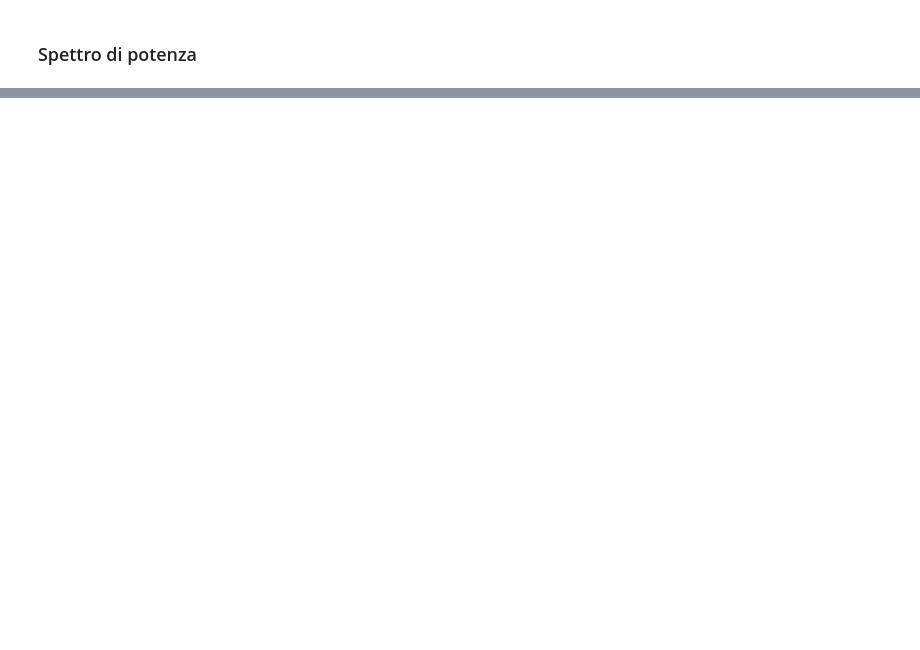
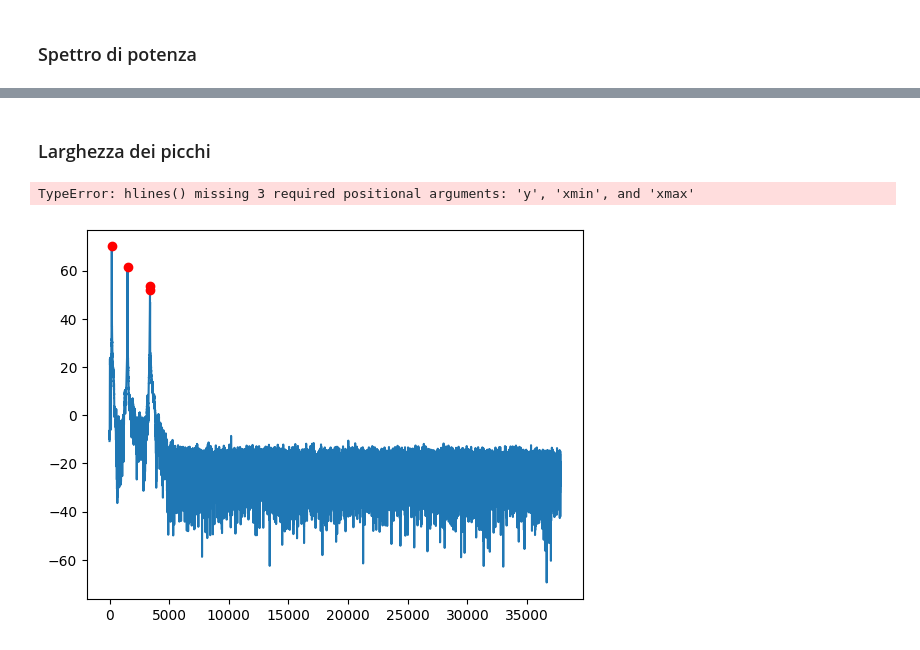
Before and after one commit to Meuritz/SESI, a Jupyter notebook: 4-Garage Band/Garage.ipynb, the cells around one changed output, grey strips where cells are left out. Drawn from its saved outputs; the diff is of its cells as text; code cells hidden in the pictures; blank space fills up the shorter version.

Commit message:
corretto errori sulla seconda esercitazione

```diff
--- a/4-Garage Band/Garage.ipynb
+++ b/4-Garage Band/Garage.ipynb
@@ -65,0 +88,19 @@ ax[1].plot(np.fft.fftshift(np.imag(ch1_fft)), "purple")
+# %%
+#soglia dei decibel(qualque cosa sopra il valore indicato verra contrassegnato)
+height= 50
+
+#limite hz
+limit = 20000
+
+#cerca i picchi con i parametri scelti
+peaks, _ = signal.find_peaks(power_spectrum_db, height=height)
+
+print(power_spectrum_db)
+
+plt.figure(figsize=(10, 5))
+plt.plot(power_spectrum_db[:limit], "blue", label="Spettro di potenza")
+plt.plot(peaks, power_spectrum_db[peaks],"o" , label="Picchi",color="red")
+plt.title("Spettro di potenza con picchi")
+plt.xlabel("Frequenza (Hz)")
+plt.ylabel("Potenza (Db)")
+plt.legend()
@@ -65,0 +112,11 @@ ax[1].plot(np.fft.fftshift(np.imag(ch1_fft)), "purple")
+# %% [markdown]
+### Larghezza dei picchi
+# %%
+width = signal.peak_widths(power_spectrum_db, peaks)
+
+plt.plot(power_spectrum_db)
+plt.plot(peaks, power_spectrum_db[peaks],"o" , label="Picchi",color="red")
+plt.hlines(*width)
+# %% [output]
+TypeError: hlines() missing 3 required positional arguments: 'y', 'xmin', and 'xmax'
+[figure, added]
```
Also changed, not shown: parts of 9 cells of this notebook, 2 other files.
